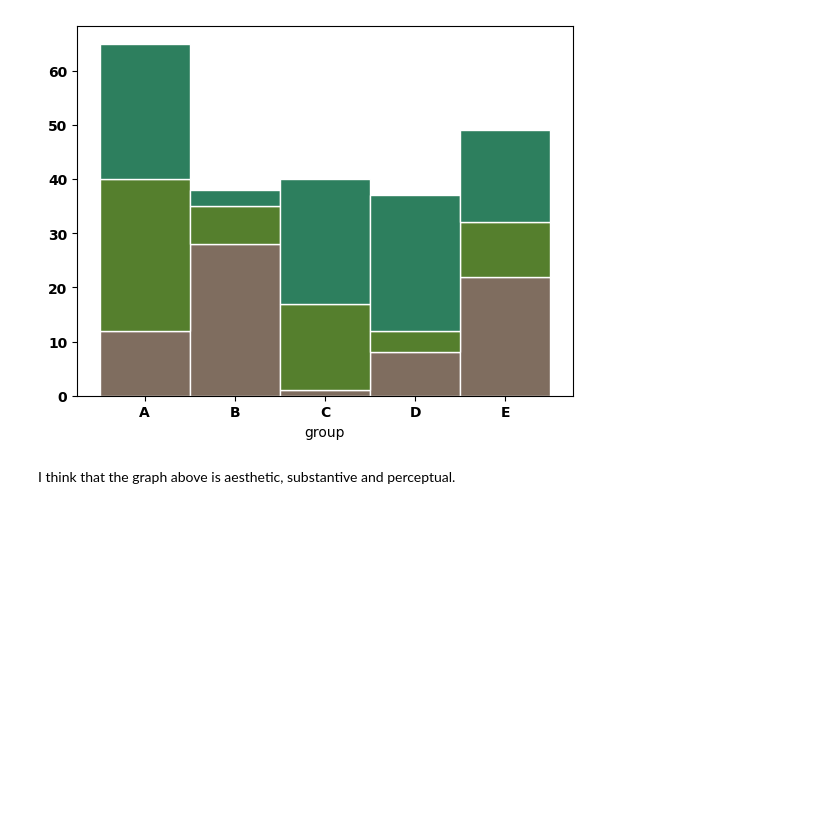
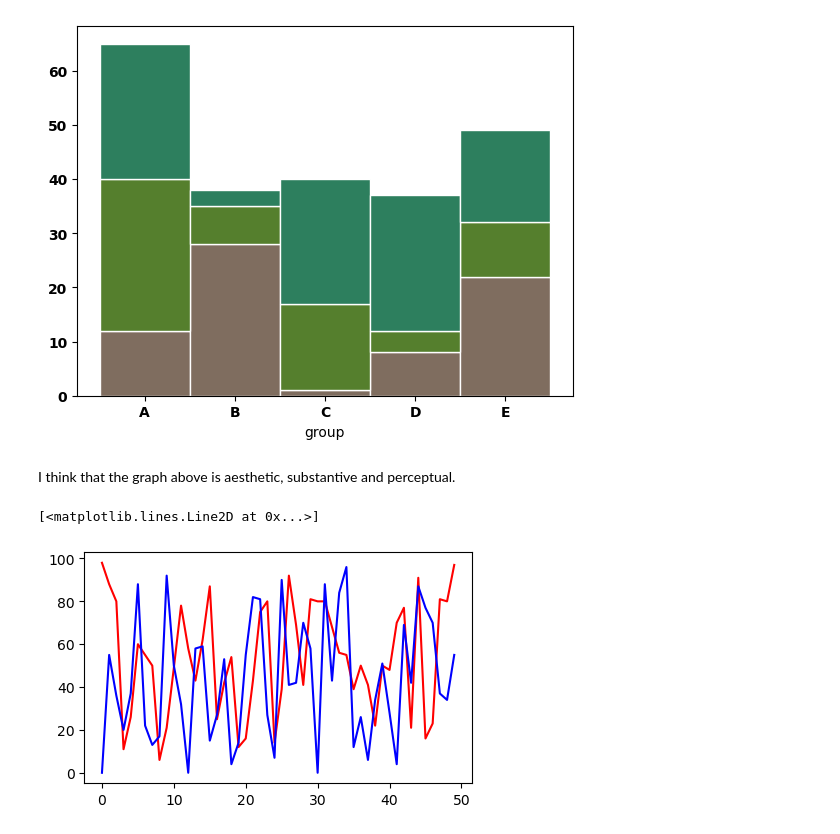
Before and after one commit to ibikadaeze/visualization, a Jupyter notebook: 02_activities/assignments/assignment-1.ipynb, the cells around one changed output. Drawn from its saved outputs; the diff is of its cells as text; code cells hidden in the pictures; blank space fills up the shorter version.

```diff
--- a/02_activities/assignments/assignment-1.ipynb
+++ b/02_activities/assignments/assignment-1.ipynb
@@ -160,0 +164,12 @@ I think that the graph above is aesthetic, substantive and perceptual.
+# %%
+np.random.seed(613)
+x = np.arange(50)  #generate x values between 0 and 50
+y1 = np.random.randint(0, 100,50)  #generate 50 random x values between 0 and 100
+y2 = np.random.randint(0, 100,50)  #generate 50 random x values between 0 and 100
+# %%
+fig, ax = plt.subplots(figsize=(5, 3))
+ax.plot(x,y1, color='red')
+ax.plot(x,y2,color='blue')
+# %% [output]
+[<matplotlib.lines.Line2D at 0x...>]
+[figure, added]
```
Also changed, not shown: parts of 17 cells of this notebook.
